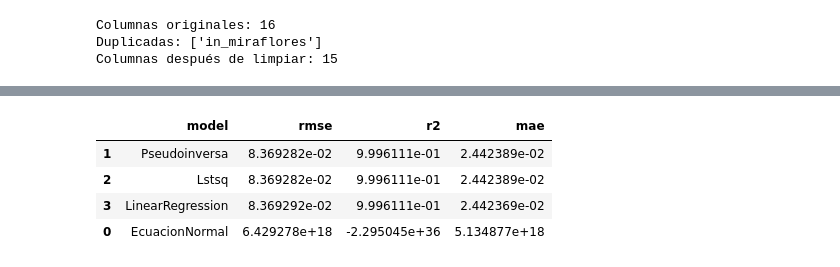
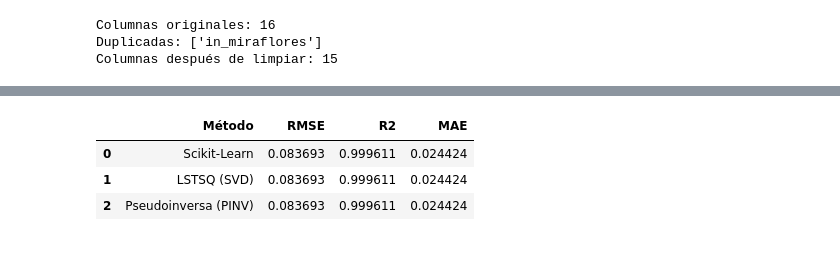
Before and after one commit to Dilan140402/City_Bike_Lima-, a Jupyter notebook: PC3_ARA/PC3_ARA.ipynb, the cells around one changed output, grey strips where cells are left out. Drawn from its saved outputs; the diff is of its cells as text; code cells hidden in the pictures.

```diff
--- a/PC3_ARA/PC3_ARA.ipynb
+++ b/PC3_ARA/PC3_ARA.ipynb
@@ -579,13 +864,70 @@ Feature names (preprocesadas): ['bias', 'lat', 'lon', 'capacity', 'empty_slots',
 # %%
-# CELDA 12 - Resumen de métricas en tabla
-from sklearn.metrics import mean_absolute_error
-results = []
-results.append(["EcuacionNormal", rmse_normal, r2_normal, mean_absolute_error(y_test_arr, y_pred_normal)])
-results.append(["Pseudoinversa", rmse_pinv, r2_score(y_test_arr, y_pred_pinv), mean_absolute_error(y_test_arr, y_pred_pinv)])
-results.append(["Lstsq", rmse_lstsq, r2_score(y_test_arr, y_pred_lstsq), mean_absolute_error(y_test_arr, y_pred_lstsq)])
-results.append(["LinearRegression", rmse_lr, r2_lr, mae_lr])
+# ===============================================================
+# CELDA — COMPARACIÓN ENTRE 3 MÉTODOS DE REGRESIÓN LINEAL
+# Scikit-Learn  |  np.linalg.lstsq (SVD)  |  np.linalg.pinv
+# ===============================================================
 
-res_df = pd.DataFrame(results, columns=["model","rmse","r2","mae"]).sort_values("rmse")
-display(res_df)
-res_df.to_csv("graficos/metrics_comparison.csv", index=False)
+import numpy as np
+import pandas as pd
+from sklearn.linear_model import LinearRegression
+from sklearn.metrics import mean_squared_error, r2_score, mean_absolute_error
+
+resultados = []
+
+# ===============================================================
+# 1️⃣ Scikit-Learn (usa SVD internamente mediante scipy.linalg.lstsq)
+# ===============================================================
+lin_reg = LinearRegression()
+lin_reg.fit(X_train_proc, y_train_arr)
+
+y_pred_lr = lin_reg.predict(X_test_proc).flatten()
+
+resultados.append({
+    "Método": "Scikit-Learn",
+    "RMSE": np.sqrt(mean_squared_error(y_test_arr, y_pred_lr)),
+    "R2": r2_score(y_test_arr, y_pred_lr),
+    "MAE": mean_absolute_error(y_test_arr, y_pred_lr)
+})
+
+
+# Crear matrices con bias
+Xb = np.c_[np.ones((X_train_proc.shape[0], 1)), X_train_proc]
+Xb_test = np.c_[np.ones((X_test_proc.shape[0], 1)), X_test_proc]
+
+
+# ===============================================================
+# 2️⃣ LSTSQ (SVD)
+# ===============================================================
+theta_svd, residuals, rank, s = np.linalg.lstsq(Xb, y_train_arr, rcond=1e-6)
+y_pred_svd = Xb_test.dot(theta_svd).flatten()
+
+resultados.append({
+    "Método": "LSTSQ (SVD)",
+    "RMSE": np.sqrt(mean_squared_error(y_test_arr, y_pred_svd)),
+    "R2": r2_score(y_test_arr, y_pred_svd),
+    "MAE": mean_absolute_error(y_test_arr, y_pred_svd)
+})
+
+
+# ===============================================================
+# 3️⃣ Pseudoinversa (PINV)
+# ===============================================================
+theta_pinv = np.linalg.pinv(Xb).dot(y_train_arr)
+y_pred_pinv = Xb_test.dot(theta_pinv).flatten()
+
+resultados.append({
+    "Método": "Pseudoinversa (PINV)",
+    "RMSE": np.sqrt(mean_squared_error(y_test_arr, y_pred_pinv)),
+    "R2": r2_score(y_test_arr, y_pred_pinv),
+    "MAE": mean_absolute_error(y_test_arr, y_pred_pinv)
+})
+
+
+# ===============================================================
+# Mostrar tabla comparativa
+# ===============================================================
+
+df_comparacion = pd.DataFrame(resultados)
+print("\n=== COMPARACIÓN DE MÉTODOS ===\n")
+display(df_comparacion)
 # %% [output]
@@ -592,5 +935,4 @@ res_df.to_csv("graficos/metrics_comparison.csv", index=False)
-|  | model | rmse | r2 | mae |
-| 1 | Pseudoinversa | 8.369282e-02 | 9.996111e-01 | 2.442389e-02 |
-| 2 | Lstsq | 8.369282e-02 | 9.996111e-01 | 2.442389e-02 |
-| 3 | LinearRegression | 8.369292e-02 | 9.996111e-01 | 2.442369e-02 |
-| 0 | EcuacionNormal | 6.429278e+18 | -2.295045e+36 | 5.134877e+18 |
+|  | Método | RMSE | R2 | MAE |
+| 0 | Scikit-Learn | 0.083693 | 0.999611 | 0.024424 |
+| 1 | LSTSQ (SVD) | 0.083693 | 0.999611 | 0.024424 |
+| 2 | Pseudoinversa (PINV) | 0.083693 | 0.999611 | 0.024424 |
```
Also changed, not shown: parts of 9 cells of this notebook, 4 other files.
